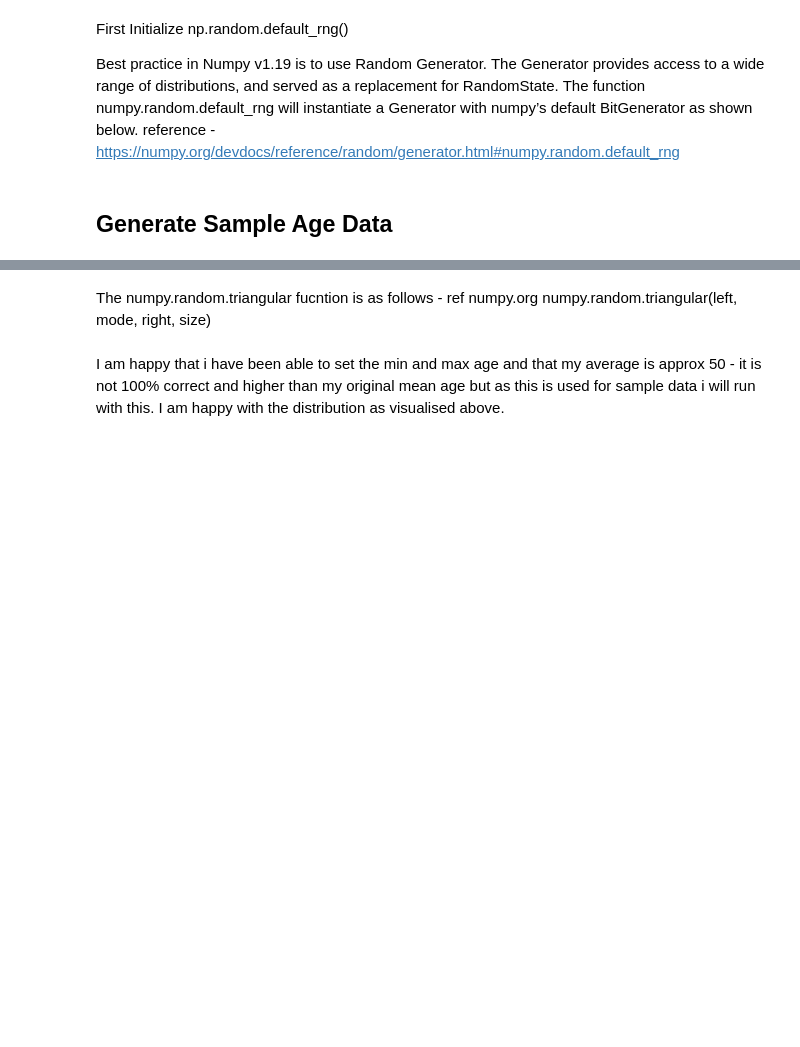
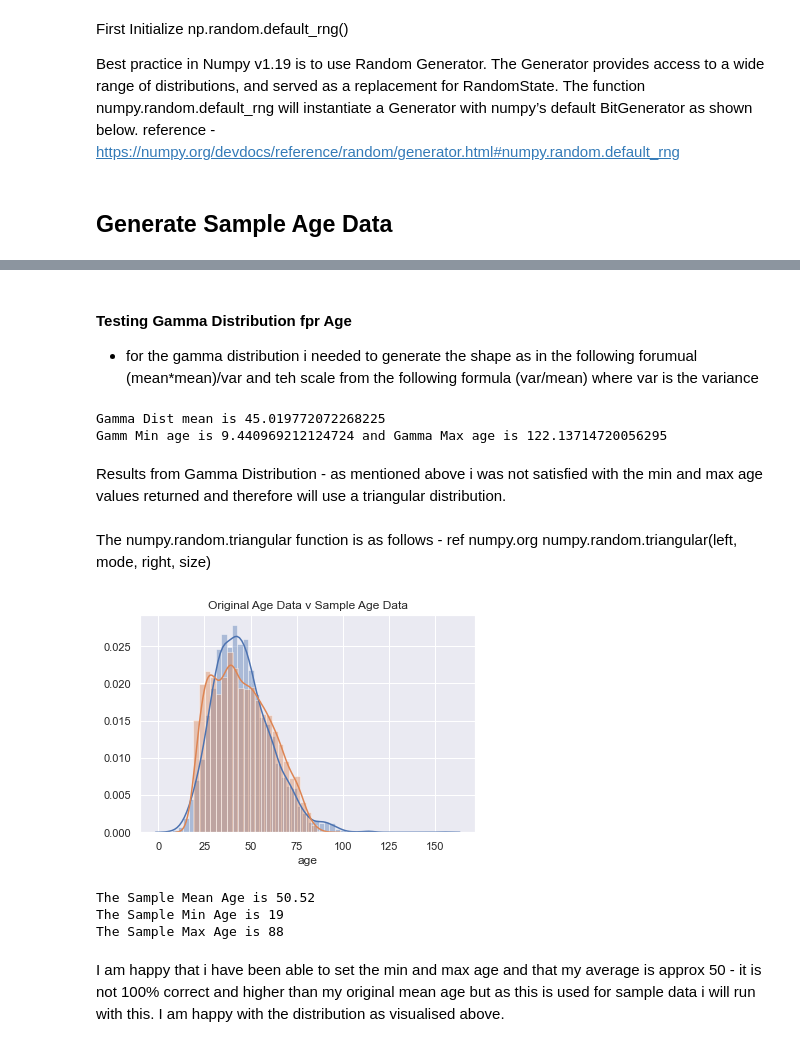
Before and after one commit to brendantipp/sem2_prog_data_analysis_project, a Jupyter notebook: product_analysis.ipynb, the cells around one changed output, grey strips where cells are left out. Saved outputs shown, nothing was run; the diff lists cells and outputs as text; code cells hidden in the pictures; blank space fills up the shorter version.

Commit message:
updated testing age using Gamma Distribution

```diff
--- a/product_analysis.ipynb
+++ b/product_analysis.ipynb
@@ -451,5 +605,6 @@ df.age.describe().round(2)
 # %%
 #from above result we can set our mean_age and deviation_age
-mean_age = 45.24
-#we will also set our min age and max age
+mean_age = df['age'].mean()
+print(mean_age)
+#we will also set our min age and max age from above results
 min_age, max_age = 19,89
@@ -456,16 +615,41 @@ min_age, max_age = 19,89
+# %% [markdown]
+#### Testing Gamma Distribution fpr Age
+- for the gamma distribution i needed to generate the shape as in the following forumual (mean*mean)/var and teh scale from the following formula (var/mean) where var is the variance
+# %%
+var = df["age"].var()
+scale = (var/mean_age)
+shape=(mean_age*mean_age)/var
+gamma_age = rng.gamma(shape,scale,4000)
+print("Gamma Dist mean is",gamma_age.mean())
+print("Gamm Min age is", gamma_age.min(),"and Gamma Max age is", gamma_age.max())
+# %% [output]
+Gamma Dist mean is 45.019772072268225
+Gamm Min age is 9.440969212124724 and Gamma Max age is 122.13714720056295
+# %% [markdown]
+Results from Gamma Distribution - as mentioned above i was not satisfied with the min and max age values returned and therefore will use a triangular distribution.
 # %% [markdown]
-The numpy.random.triangular fucntion is as follows - ref numpy.org
+The numpy.random.triangular function is as follows - ref numpy.org
 numpy.random.triangular(left, mode, right, size)
 # %%
 #create the column random_age using numpys random distribution t - covert to integer
 sample_age = rng.triangular(min_age,mean_age,max_age,n_samples).astype(np.int)
 # %%
 #use seaborns displot to visulise results
-sns.distplot(sample_age);
+#sns.distplot(sample_age);
+sns.distplot(testage)
 sns.distplot(age);
 plt.title("Original Age Data v Sample Age Data")
 plt.show()
+#print("The Sample Mean Age is", sample_age.mean().round(2))
 print("The Sample Mean Age is", sample_age.mean().round(2))
+#print("Original Mean Age was", age.mean())
+print("The Sample Min Age is", sample_age.min().round(2))
+print("The Sample Max Age is", sample_age.max().round(2))
+# %% [output]
+[figure, added]
+The Sample Mean Age is 50.52
+The Sample Min Age is 19
+The Sample Max Age is 88
 # %% [markdown]
 I am happy that i have been able to set the min and max age and that my average is approx 50 - it is not 100% correct and higher than my original mean age but as this is used for sample data i will run with this. I am happy with the distribution as visualised above.
 # %% [markdown]
```
Also changed, not shown: parts of 30 cells of this notebook.
